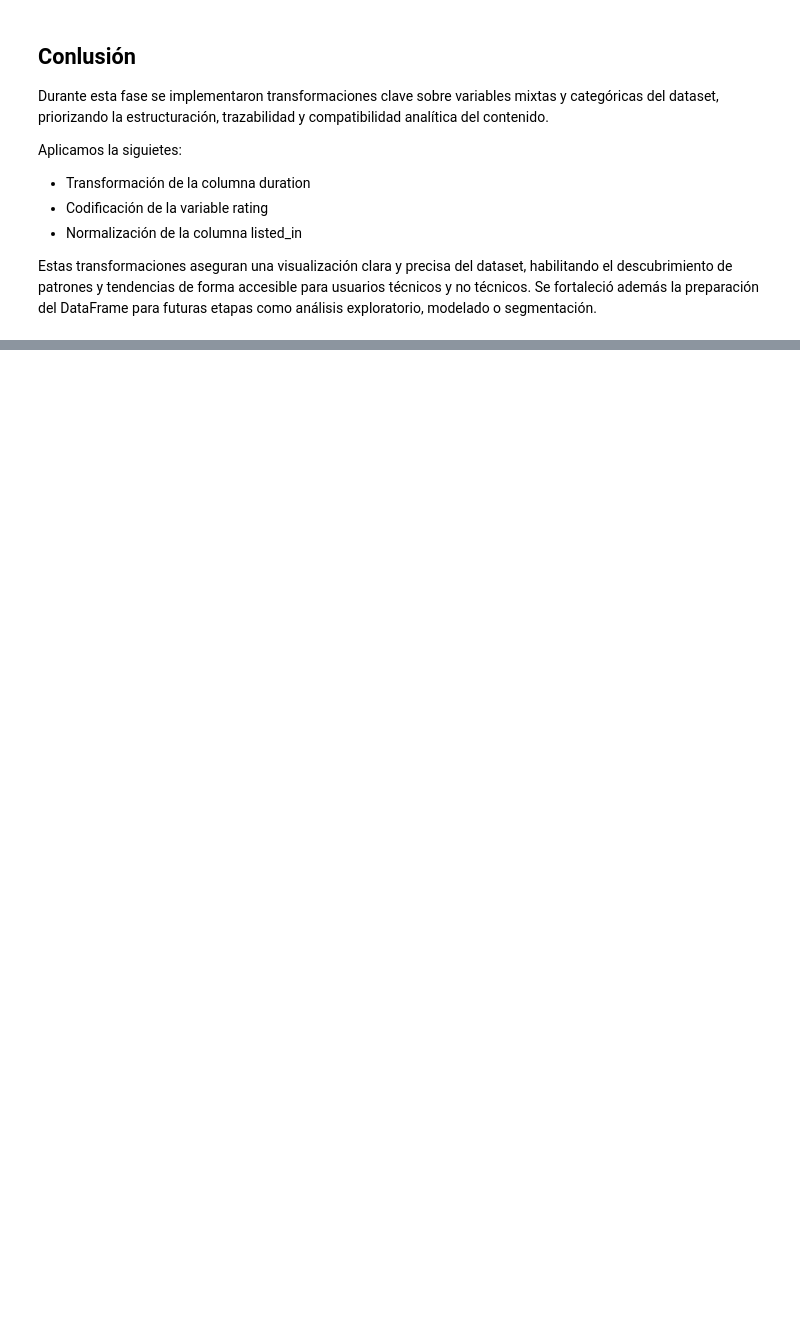
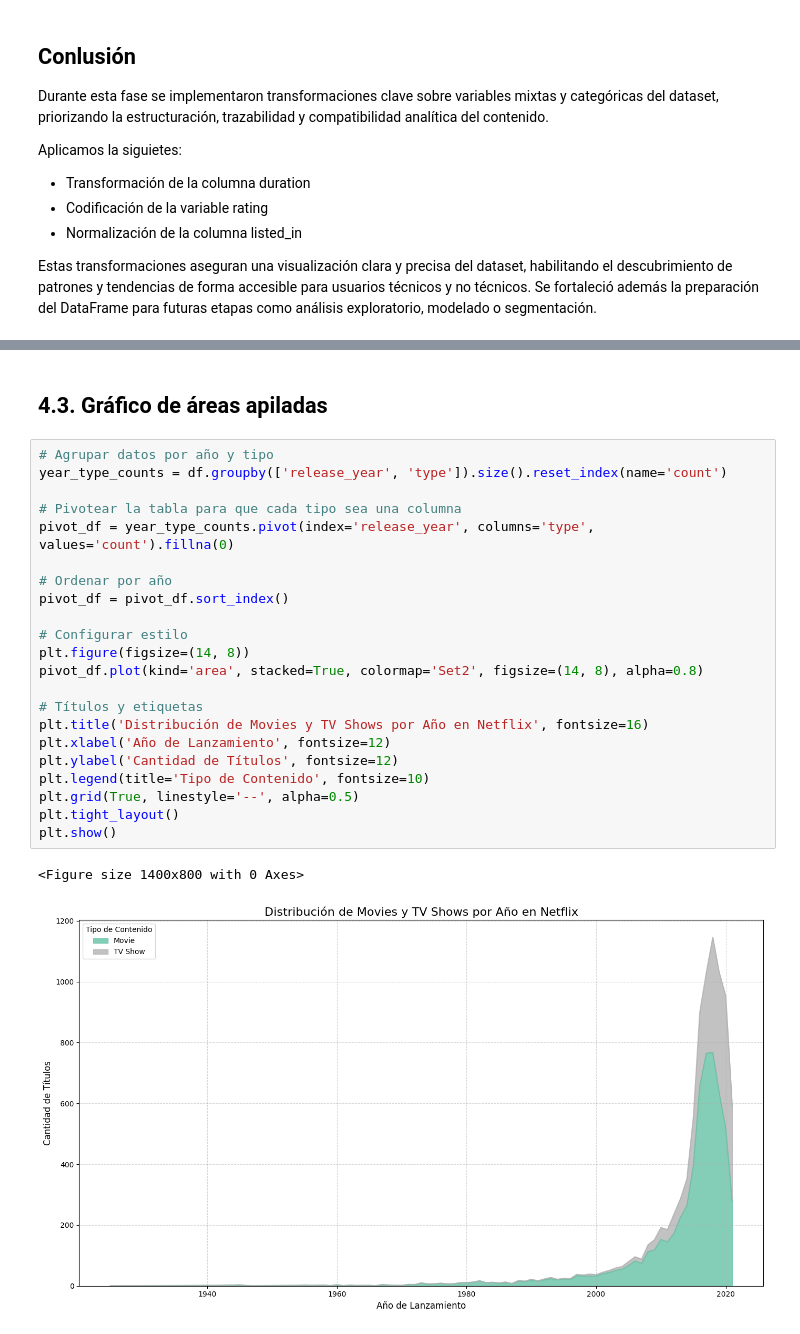
Before and after one commit to MichaelCarrenoRamon/dataprocessing, a Jupyter notebook: Tarea1PythonDataScience.ipynb, the cells around one changed output, grey strips where cells are left out. Saved outputs shown, nothing was run; the diff lists cells and outputs as text; blank space fills up the shorter version.

```diff
--- a/Tarea1PythonDataScience.ipynb
+++ b/Tarea1PythonDataScience.ipynb
@@ -566,0 +733,27 @@ Estas transformaciones aseguran una visualización clara y precisa del dataset,
+# %% [markdown]
+## 4.3. Gráfico de áreas apiladas
+# %%
+# Agrupar datos por año y tipo
+year_type_counts = df.groupby(['release_year', 'type']).size().reset_index(name='count')
+
+# Pivotear la tabla para que cada tipo sea una columna
+pivot_df = year_type_counts.pivot(index='release_year', columns='type', values='count').fillna(0)
+
+# Ordenar por año
+pivot_df = pivot_df.sort_index()
+
+# Configurar estilo
+plt.figure(figsize=(14, 8))
+pivot_df.plot(kind='area', stacked=True, colormap='Set2', figsize=(14, 8), alpha=0.8)
+
+# Títulos y etiquetas
+plt.title('Distribución de Movies y TV Shows por Año en Netflix', fontsize=16)
+plt.xlabel('Año de Lanzamiento', fontsize=12)
+plt.ylabel('Cantidad de Títulos', fontsize=12)
+plt.legend(title='Tipo de Contenido', fontsize=10)
+plt.grid(True, linestyle='--', alpha=0.5)
+plt.tight_layout()
+plt.show()
+# %% [output]
+<Figure size 1400x800 with 0 Axes>
+[figure, added]
```
Also changed, not shown: parts of 20 cells of this notebook, 2 other files.
